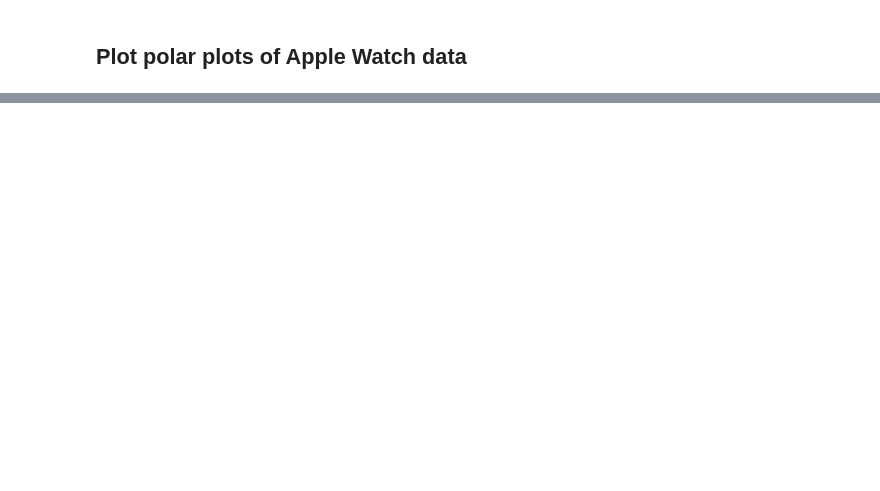
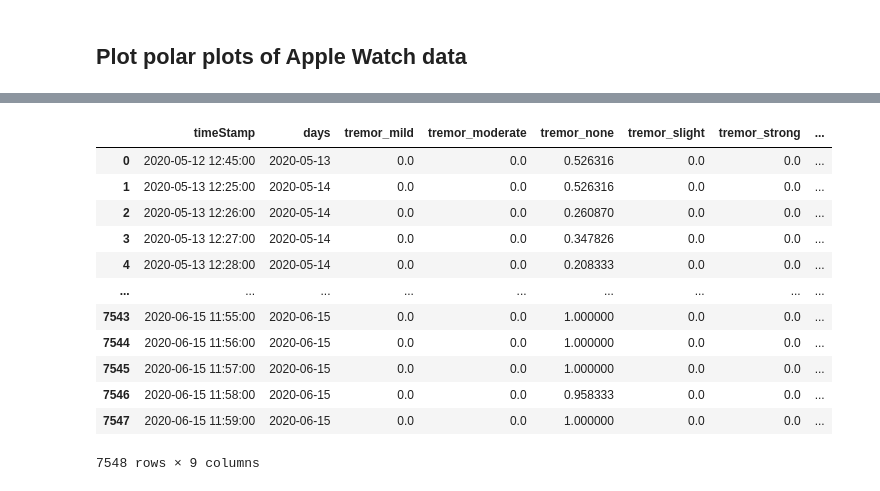
Before and after one commit to jgvhabets/medStateDetection, a Jupyter notebook: code/downloading Watch data via Rune platform.ipynb, the cells around one changed output, grey strips where cells are left out. Drawn from its saved outputs; the diff is of its cells as text; code cells hidden in the pictures; blank space fills up the shorter version.

```diff
--- a/code/downloading Watch data via Rune platform.ipynb
+++ b/code/downloading Watch data via Rune platform.ipynb
@@ -581,0 +347,16 @@ for pt in patients:
+# %%
+data_exists
+# %% [output]
+|  | timeStamp | days | tremor_mild | tremor_moderate | tremor_none | tremor_slight | tremor_strong | ... |
+| 0 | 2020-05-12 12:45:00 | 2020-05-13 | 0.0 | 0.0 | 0.526316 | 0.0 | 0.0 | ... |
+| 1 | 2020-05-13 12:25:00 | 2020-05-14 | 0.0 | 0.0 | 0.526316 | 0.0 | 0.0 | ... |
+| 2 | 2020-05-13 12:26:00 | 2020-05-14 | 0.0 | 0.0 | 0.260870 | 0.0 | 0.0 | ... |
+| 3 | 2020-05-13 12:27:00 | 2020-05-14 | 0.0 | 0.0 | 0.347826 | 0.0 | 0.0 | ... |
+| 4 | 2020-05-13 12:28:00 | 2020-05-14 | 0.0 | 0.0 | 0.208333 | 0.0 | 0.0 | ... |
+| ... | ... | ... | ... | ... | ... | ... | ... | ... |
+| 7543 | 2020-06-15 11:55:00 | 2020-06-15 | 0.0 | 0.0 | 1.000000 | 0.0 | 0.0 | ... |
+| 7544 | 2020-06-15 11:56:00 | 2020-06-15 | 0.0 | 0.0 | 1.000000 | 0.0 | 0.0 | ... |
+| 7545 | 2020-06-15 11:57:00 | 2020-06-15 | 0.0 | 0.0 | 1.000000 | 0.0 | 0.0 | ... |
+| 7546 | 2020-06-15 11:58:00 | 2020-06-15 | 0.0 | 0.0 | 0.958333 | 0.0 | 0.0 | ... |
+| 7547 | 2020-06-15 11:59:00 | 2020-06-15 | 0.0 | 0.0 | 1.000000 | 0.0 | 0.0 | ... |
+7548 rows × 9 columns
```
Also changed, not shown: parts of 15 cells of this notebook, 2 other files.
